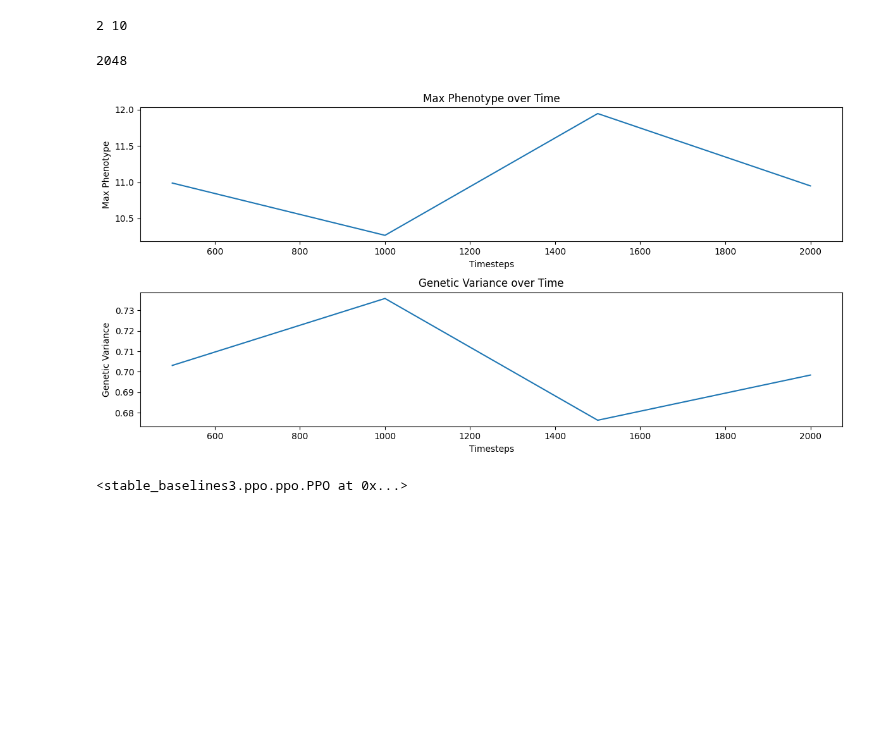
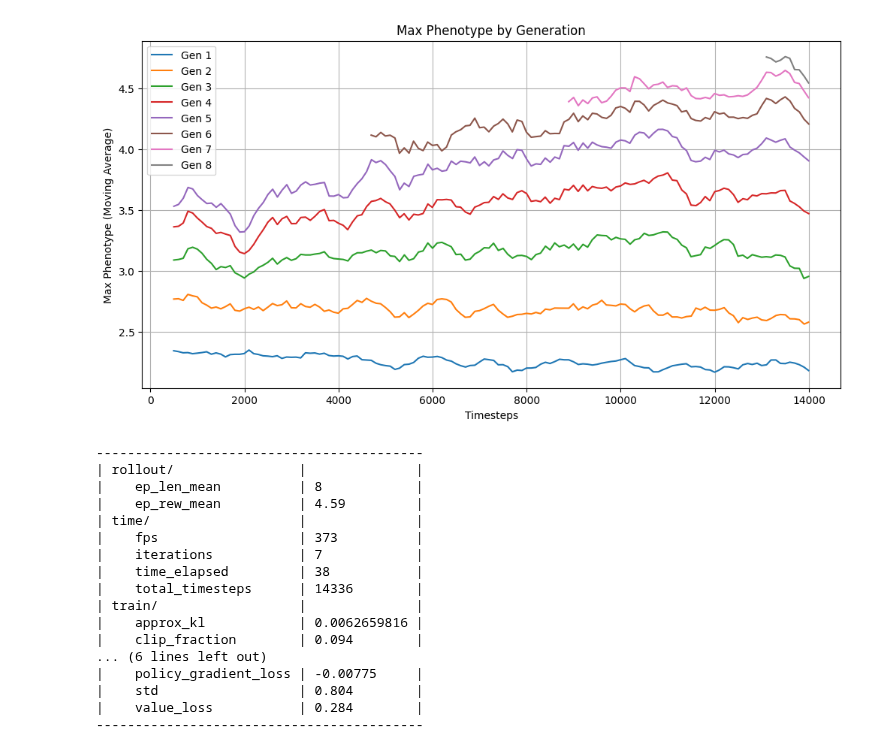
Before and after one commit to cjGO/ChewC, a Jupyter notebook: dev_nbs/dev_playground.ipynb, the cells around one changed output. Cells and saved outputs as stored; diff of their text form; code cells hidden in the pictures; blank space fills up the shorter version.

Commit message:
complex customcallback for tracking action/pheno/gv + generation time cb

```diff
--- a/dev_nbs/dev_playground.ipynb
+++ b/dev_nbs/dev_playground.ipynb
@@ -123,40 +134,7 @@ Wrapping the env in a DummyVecEnv.
 ---------------------------------
 <stable_baselines3.ppo.ppo.PPO at 0x...>
 # %%
-class CurriculumCallback(BaseCallback):
-    def __init__(self, start_gen, end_gen, total_steps, verbose=1):
-        super(CurriculumCallback, self).__init__(verbose)
-        self.start_gen = start_gen
-        self.end_gen = end_gen
-        self.total_steps = total_steps
-        self.current_max_gen = start_gen
-        print(f"CurriculumCallback initialized: start_gen={start_gen}, end_gen={end_gen}, total_steps={total_steps}")
 
-    def _on_training_start(self):
-        print("Training started. CurriculumCallback is active.")
-
-    def _on_step(self) -> bool:
-        # Calculate the progress as a fraction of total steps
-        progress = min(1.0, self.n_calls / self.total_steps)
-
-        # Linearly interpolate between start_gen and end_gen based on progress
-        new_max_gen = int(self.start_gen + progress * (self.end_gen - self.start_gen))
-
-        if new_max_gen > self.current_max_gen:
-            self.current_max_gen = new_max_gen
-            try:
-                self.training_env.env_method("update_max_generations", new_max_gen)
-                print(f"Step {self.n_calls}: Updated max_generations to {new_max_gen}")
-            except Exception as e:
-                print(f"Error updating max_generations: {e}")
-
-        if self.n_calls % 1000 == 0:  # Print debug info every 1000 steps
-            print(f"Step {self.n_calls}: Current progress = {progress:.2f}, Current max_gen = {self.current_max_gen}")
-
-        return True
-
-    def on_training_end(self):
-        print(f"Training ended. Final max_generations: {self.current_max_gen}")
 
 
 class ActionTrackingCallback(BaseCallback):
@@ -273,8 +191,0 @@ class CustomCallback(BaseCallback):
-# %%
-print(config['start_gen'],config['end_gen'])
-# %% [output]
-2 10
-# %%
-config['total_timesteps']
-# %% [output]
-2048
@@ -281,21 +384,40 @@ config['total_timesteps']
 # %%
 from collections import defaultdict
-
+from stable_baselines3.common.callbacks import CallbackList
 model = PPO(
     MultiScalarPolicy,
     env,
     verbose=1,
     tensorboard_log='../dev_nbs/ppotb'
 )
 
 
 # model = PPO(CustomActorCriticPolicy, vec_env, verbose=1, tensorboard_log="./ppotb")
 # model.learn(total_timesteps=config['total_timesteps'], callback=combined_callbacks)
 
 # Create your custom callbacks
 custom_cb = CustomCallback()
+gen_cb = CurriculumCallback(config['start_gen'], config['end_gen'], config['total_timesteps'])
+cbs = CallbackList([custom_cb,gen_cb])
+
 # Combine the callbacks using CallbackList
-model.learn(total_timesteps=config['total_timesteps'], callback=custom_cb)
+model.learn(total_timesteps=config['total_timesteps'], callback=cbs)
 # %% [output]
-[figure, old version]
+[figure, new version]
-<stable_baselines3.ppo.ppo.PPO at 0x...>
+------------------------------------------
+| rollout/                |              |
+|    ep_len_mean          | 8            |
+|    ep_rew_mean          | 4.59         |
+| time/                   |              |
+|    fps                  | 373          |
+|    iterations           | 7            |
+|    time_elapsed         | 38           |
+|    total_timesteps      | 14336        |
+| train/                  |              |
+|    approx_kl            | 0.0062659816 |
+|    clip_fraction        | 0.094        |
+... (6 lines left out)
+|    policy_gradient_loss | -0.00775     |
+|    std                  | 0.804        |
+|    value_loss           | 0.284        |
+------------------------------------------
```
Also changed, not shown: parts of 7 cells of this notebook, 4 other files.
